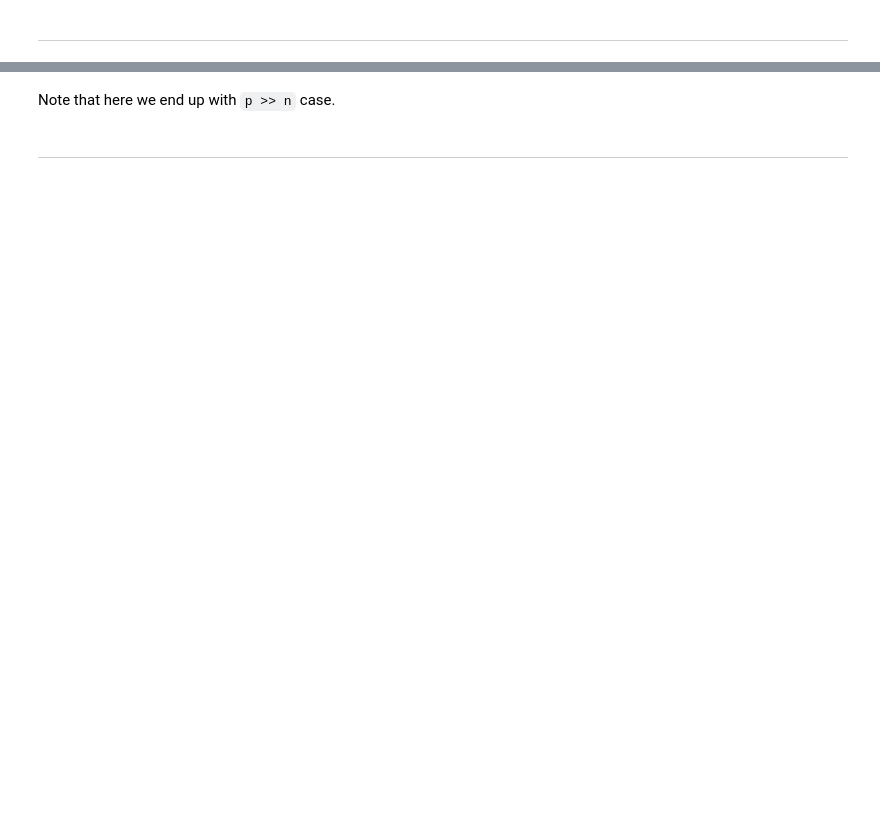
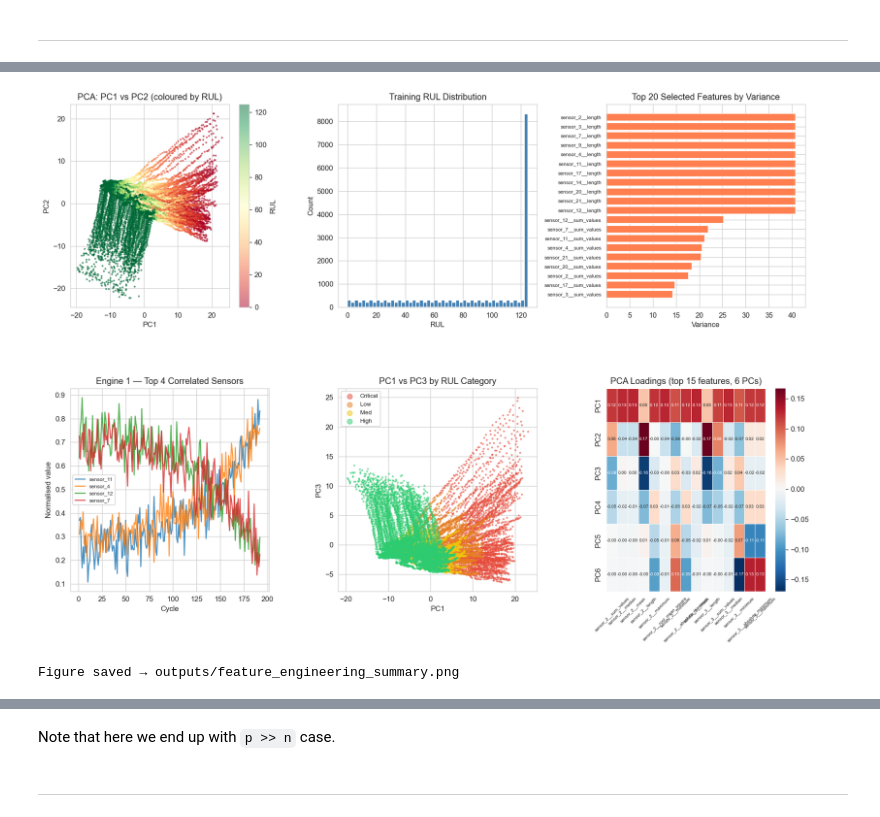
Before and after one commit to basmalaeltabakh/Yaqza, a Jupyter notebook: ml/notebooks/3-features_engineering.ipynb, the cells around one changed output, grey strips where cells are left out. Cells and saved outputs as stored; diff of their text form; code cells hidden in the pictures; blank space fills up the shorter version.

```diff
--- a/ml/notebooks/3-features_engineering.ipynb
+++ b/ml/notebooks/3-features_engineering.ipynb
@@ -458,0 +966,76 @@ Converted multi-index DF to sktime nested DF in 0:07:41.130546
+# %%
+fig = plt.figure(figsize=(18, 12))
+gs  = gridspec.GridSpec(2, 3, figure=fig, hspace=0.4, wspace=0.35)
+
+# ── 1. PC1 vs PC2 coloured by RUL ────────────────────────────────────────────
+ax1 = fig.add_subplot(gs[0, 0])
+sc  = ax1.scatter(
+    X_pca_train.iloc[:, 0], X_pca_train.iloc[:, 1],
+    c=y_tsfresh_train, cmap='RdYlGn', s=3, alpha=0.5
+)
+plt.colorbar(sc, ax=ax1, label='RUL')
+ax1.set_xlabel('PC1'); ax1.set_ylabel('PC2')
+ax1.set_title('PCA: PC1 vs PC2 (coloured by RUL)')
+
+# ── 2. RUL distribution ───────────────────────────────────────────────────────
+ax2 = fig.add_subplot(gs[0, 1])
+ax2.hist(y_tsfresh_train, bins=50, edgecolor='white', color='steelblue')
+ax2.set_xlabel('RUL'); ax2.set_ylabel('Count')
+ax2.set_title('Training RUL Distribution')
+
+# ── 3. Selected features bar (top 20 by TSFresh p-value) ─────────────────────
+ax3 = fig.add_subplot(gs[0, 2])
+n_show = min(20, X_selected_train.shape[1])
+feat_var = X_selected_train.var().sort_values(ascending=False).head(n_show)
+ax3.barh(feat_var.index[::-1], feat_var.values[::-1], color='coral')
+ax3.set_xlabel('Variance')
+ax3.set_title(f'Top {n_show} Selected Features by Variance')
+ax3.tick_params(axis='y', labelsize=7)
+
+# ── 4. Sensor time-series (engine 1) ─────────────────────────────────────────
+ax4 = fig.add_subplot(gs[1, 0])
+eng1 = train_scaled[train_scaled['unit'] == 1]
+top_sensors = corr_df['correlation_with_RUL'].abs().head(4).index.tolist()
+for s in top_sensors:
+    if s in eng1.columns:
+        ax4.plot(eng1['time_cycles'], eng1[s], label=s, alpha=0.8)
+ax4.set_xlabel('Cycle'); ax4.set_ylabel('Normalised value')
+ax4.set_title('Engine 1 — Top 4 Correlated Sensors')
+ax4.legend(fontsize=7)
+
+# ── 5. Pairplot of first 3 PCs vs RUL bin ────────────────────────────────────
+ax5 = fig.add_subplot(gs[1, 1])
+rul_bin = pd.cut(y_tsfresh_train, bins=4, labels=['Critical','Low','Med','High'])
+for label, colour in zip(['Critical','Low','Med','High'],
+                          ['#e74c3c','#e67e22','#f1c40f','#2ecc71']):
+    mask = rul_bin == label
+    ax5.scatter(
+        X_pca_train.iloc[mask, 0],
+        X_pca_train.iloc[mask, 2] if X_pca_train.shape[1] > 2 else X_pca_train.iloc[mask, 1],
+        label=label, s=3, alpha=0.5, color=colour
+    )
+ax5.set_xlabel('PC1')
+ax5.set_ylabel('PC3' if X_pca_train.shape[1] > 2 else 'PC2')
+ax5.set_title('PC1 vs PC3 by RUL Category')
+ax5.legend(markerscale=4, fontsize=8)
+
+# ── 6. PCA component heatmap ──────────────────────────────────────────────────
+ax6 = fig.add_subplot(gs[1, 2])
+n_feat_show = min(15, len(selector.relevant_features_))
+n_pc_show   = min(6,  pca_step.n_selected_)
+loadings    = pd.DataFrame(
+    pca_step.pca_.components_[:n_pc_show, :n_feat_show],
+    columns=selector.relevant_features_[:n_feat_show],
+    index=[f'PC{i+1}' for i in range(n_pc_show)]
+)
+sns.heatmap(loadings, ax=ax6, cmap='RdBu_r', center=0,
+            linewidths=0.3, annot=True, fmt='.2f', annot_kws={'size': 6})
+ax6.set_title(f'PCA Loadings (top {n_feat_show} features, {n_pc_show} PCs)')
+ax6.tick_params(axis='x', labelsize=6, rotation=45)
+
+plt.savefig(OUTPUT_DIR / 'feature_engineering_summary.png', bbox_inches='tight')
+plt.show()
+print(f'Figure saved → {OUTPUT_DIR}/feature_engineering_summary.png')
+# %% [output]
+[figure, added]
+Figure saved → outputs/feature_engineering_summary.png
```
Also changed, not shown: parts of 63 cells of this notebook.
